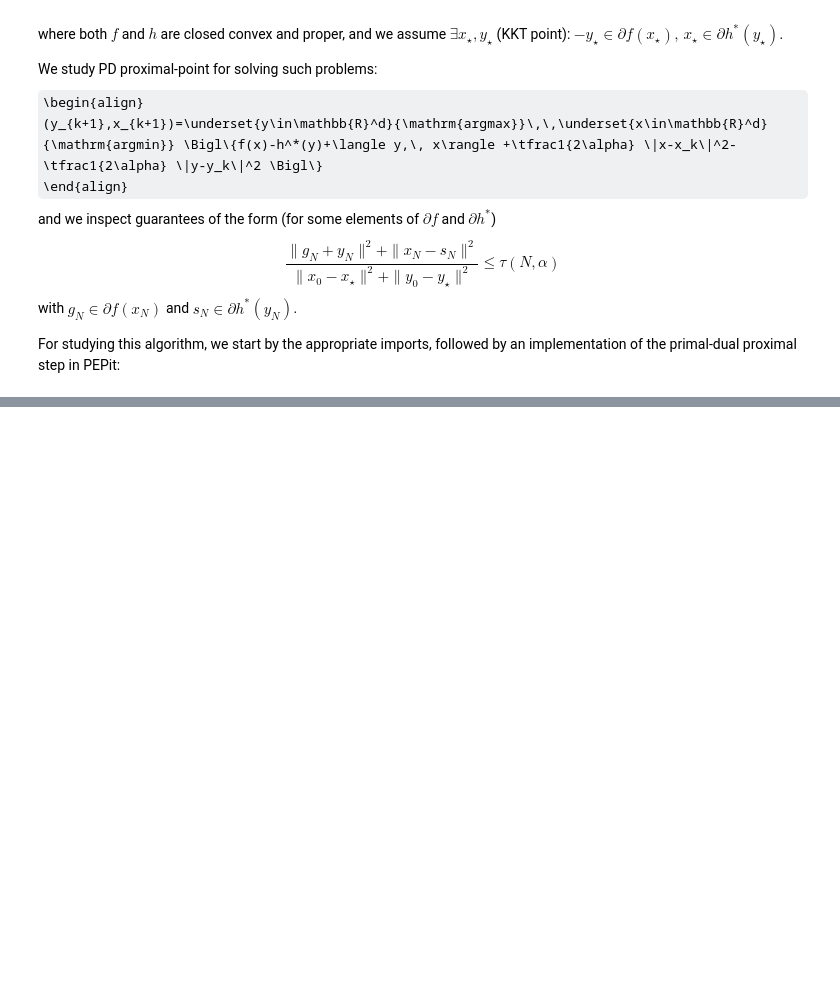
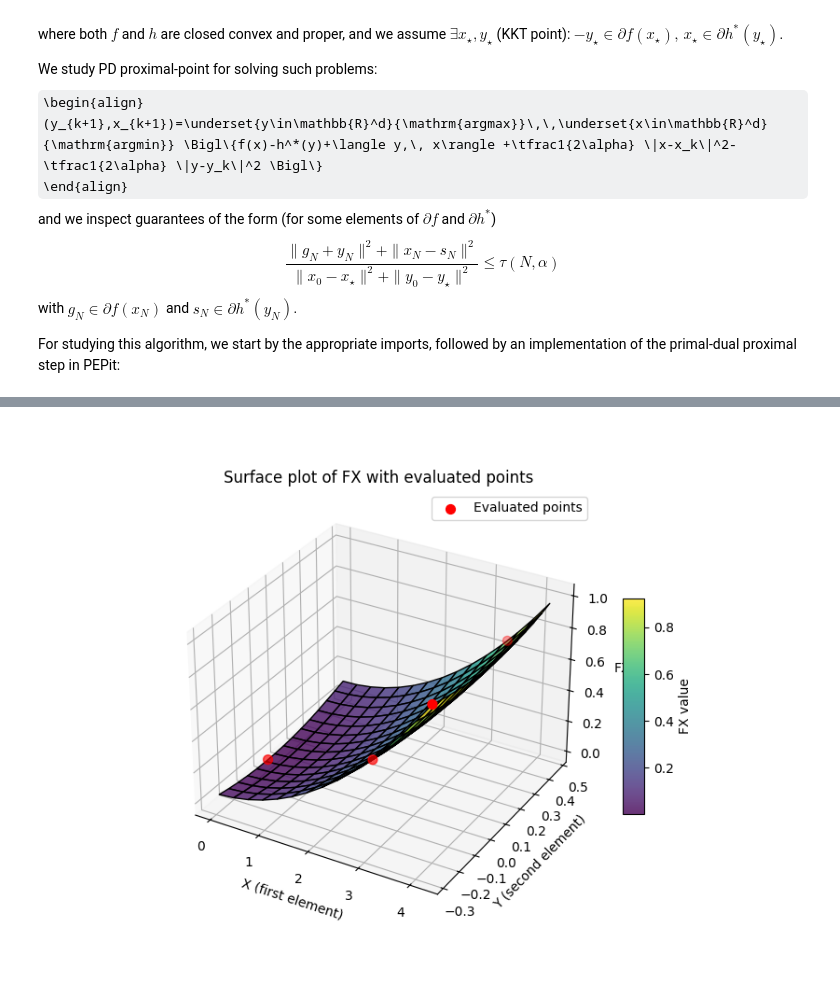
Before and after one commit to PerformanceEstimation/PEPit, a Jupyter notebook: ressources/demo/PEPit_demo_visual_worstcase_function.ipynb, the cells around one changed output, grey strips where cells are left out. Cells and saved outputs as stored; diff of their text form; code cells hidden in the pictures; some formulas as TeX source; blank space fills up the shorter version.

```diff
--- a/ressources/demo/PEPit_demo_visual_worstcase_function.ipynb
+++ b/ressources/demo/PEPit_demo_visual_worstcase_function.ipynb
@@ -925,0 +1067,36 @@ plt.show()
+# %%
+import matplotlib.pyplot as plt
+from mpl_toolkits.mplot3d import Axes3D
+import numpy as np
+
+%matplotlib ipympl
+
+# Extract x, y from x_list_evaluated
+x_pts = np.array([arr[0] for arr in x_list_evaluated])
+y_pts = np.array([arr[1] for arr in x_list_evaluated])
+z_pts = np.array(f_list_evaluated)
+
+# Create figure and 3D axes
+fig = plt.figure(figsize=(8,6))
+ax = fig.add_subplot(111, projection='3d')
+
+# Plot the surface
+surf = ax.plot_surface(X, Y, FX, cmap='viridis', edgecolor='k', alpha=0.8)
+
+# Overlay red dots for evaluated points
+ax.scatter(x_pts, y_pts, z_pts, color='red', s=50, label='Evaluated points')
+
+# Add color bar for the surface
+fig.colorbar(surf, ax=ax, shrink=0.5, aspect=10, label='FX value')
+
+# Labels and title
+ax.set_xlabel('X (first element)')
+ax.set_ylabel('Y (second element)')
+ax.set_zlabel('FX')
+ax.set_title('Surface plot of FX with evaluated points')
+
+# Optional: show legend
+ax.legend()
+
+plt.show()
+# %% [output]
@@ -925,0 +1104 @@ plt.show()
+[figure, added]
```
Also changed, not shown: parts of 31 cells of this notebook.
